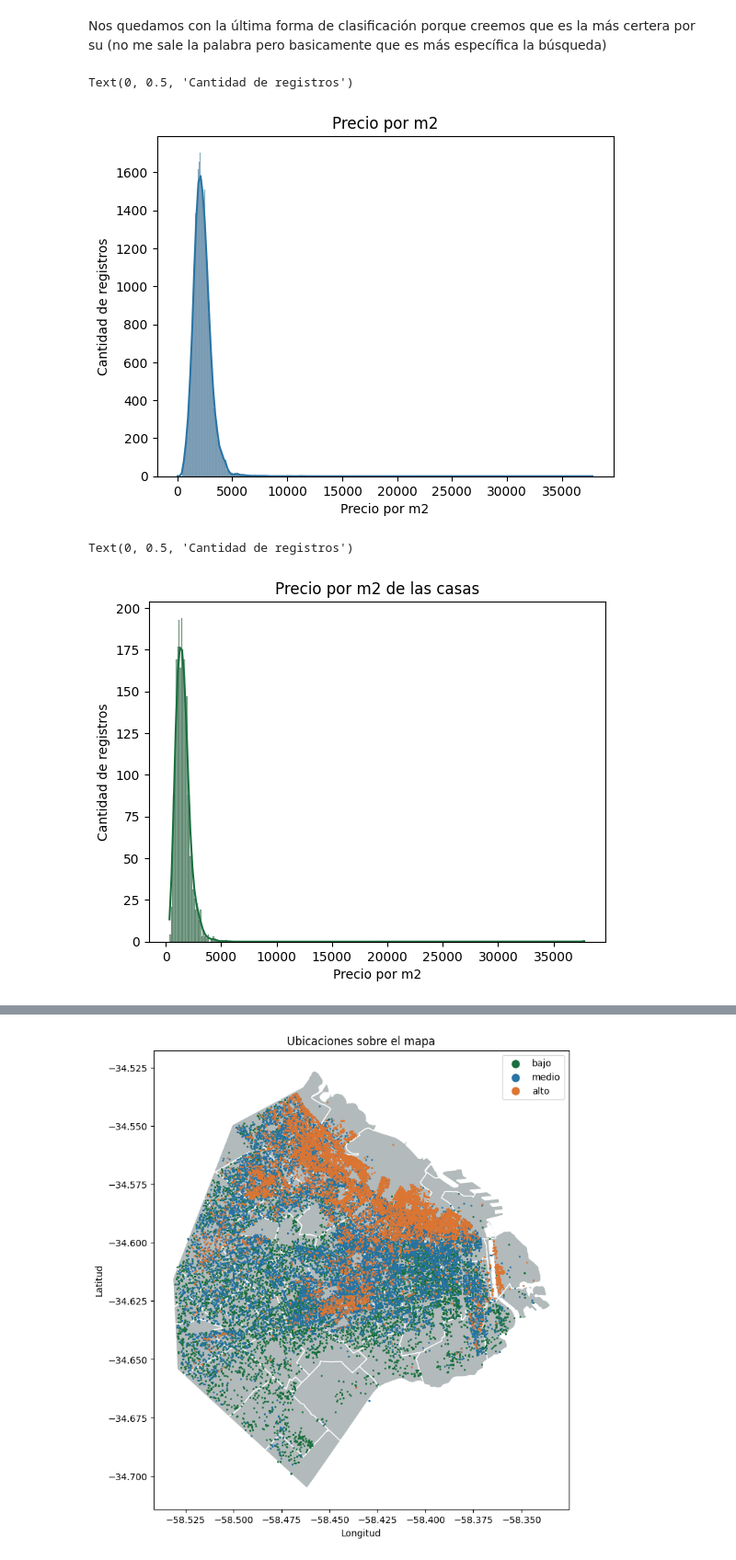
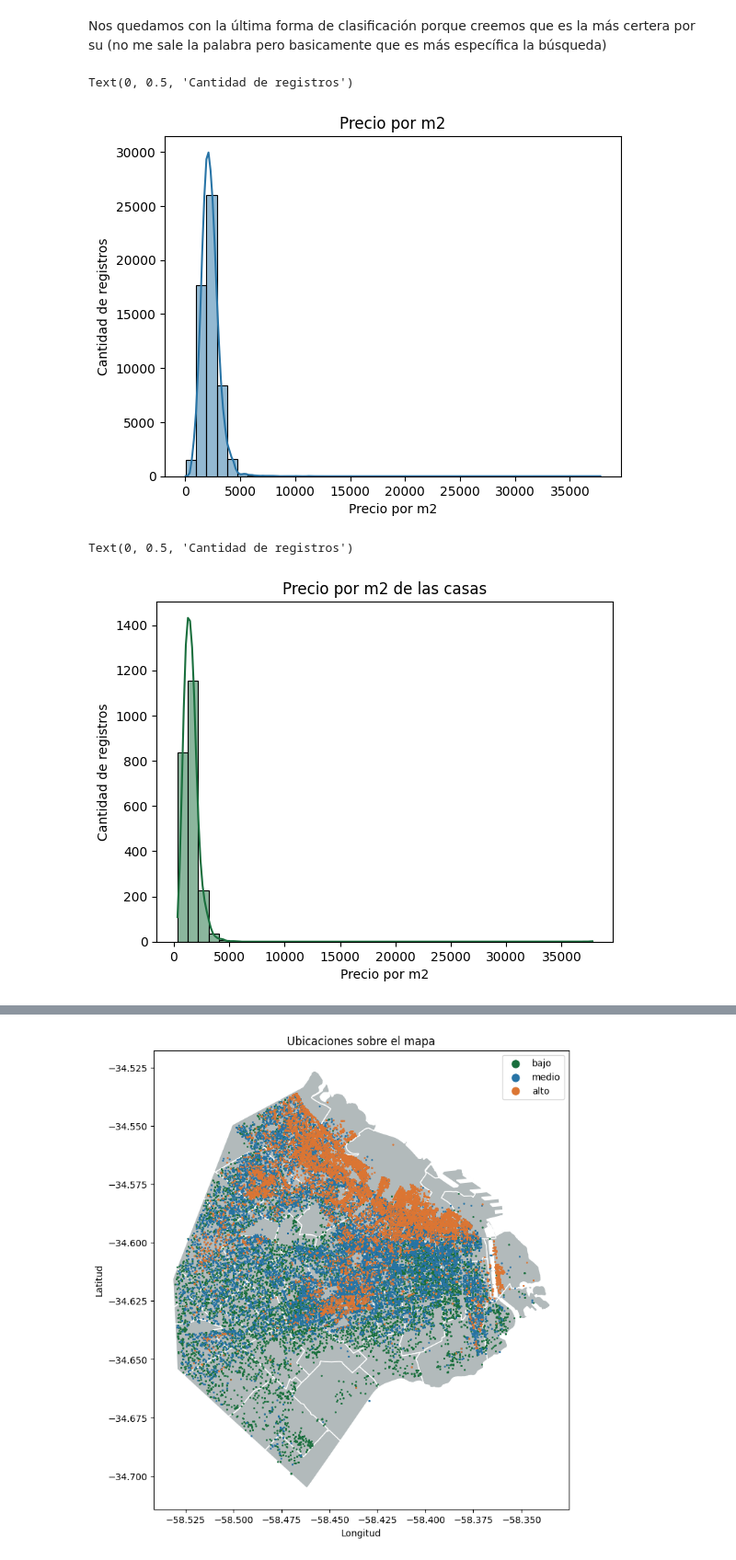
Before and after one commit to Taielmolina01/7506R-1C2024-GRUPO01, a Jupyter notebook: TP1/7606R_TP1_GRUPO01_ENTREGA_N2.ipynb, the cells around one changed output, grey strips where cells are left out. Shown at 92% size. Cells and saved outputs as stored; diff of their text form; code cells hidden in the pictures.

```diff
--- a/TP1/7606R_TP1_GRUPO01_ENTREGA_N2.ipynb
+++ b/TP1/7606R_TP1_GRUPO01_ENTREGA_N2.ipynb
@@ -365,19 +365,19 @@ Nos quedamos con la última forma de clasificación porque creemos que es la má
 # %%
 df_train, df_test = train_test_split(df, test_size=0.2, random_state=123) # me tira error con la constante
 # %%
-sns.histplot(df_train["total_m2_price"], kde=True, color=AZUL)
+sns.histplot(df_train["total_m2_price"], kde=True, color=AZUL, bins=40)
 plt.title("Precio por m2")
 plt.xlabel("Precio por m2")
 plt.ylabel("Cantidad de registros")
 # %% [output]
 Text(0, 0.5, 'Cantidad de registros')
-[figure, old version]
+[figure, new version]
 # %%
-sns.histplot(df_train[df_train["Casa"] == 1]["total_m2_price"], kde=True, color=VERDE)
+sns.histplot(df_train[df_train["Casa"] == 1]["total_m2_price"], kde=True, color=VERDE, bins=40)
 plt.title("Precio por m2 de las casas")
 plt.xlabel("Precio por m2")
 plt.ylabel("Cantidad de registros")
 # %% [output]
 Text(0, 0.5, 'Cantidad de registros')
-[figure, old version]
+[figure, new version]
 # %%
```
Also changed, not shown: parts of 9 cells of this notebook.
